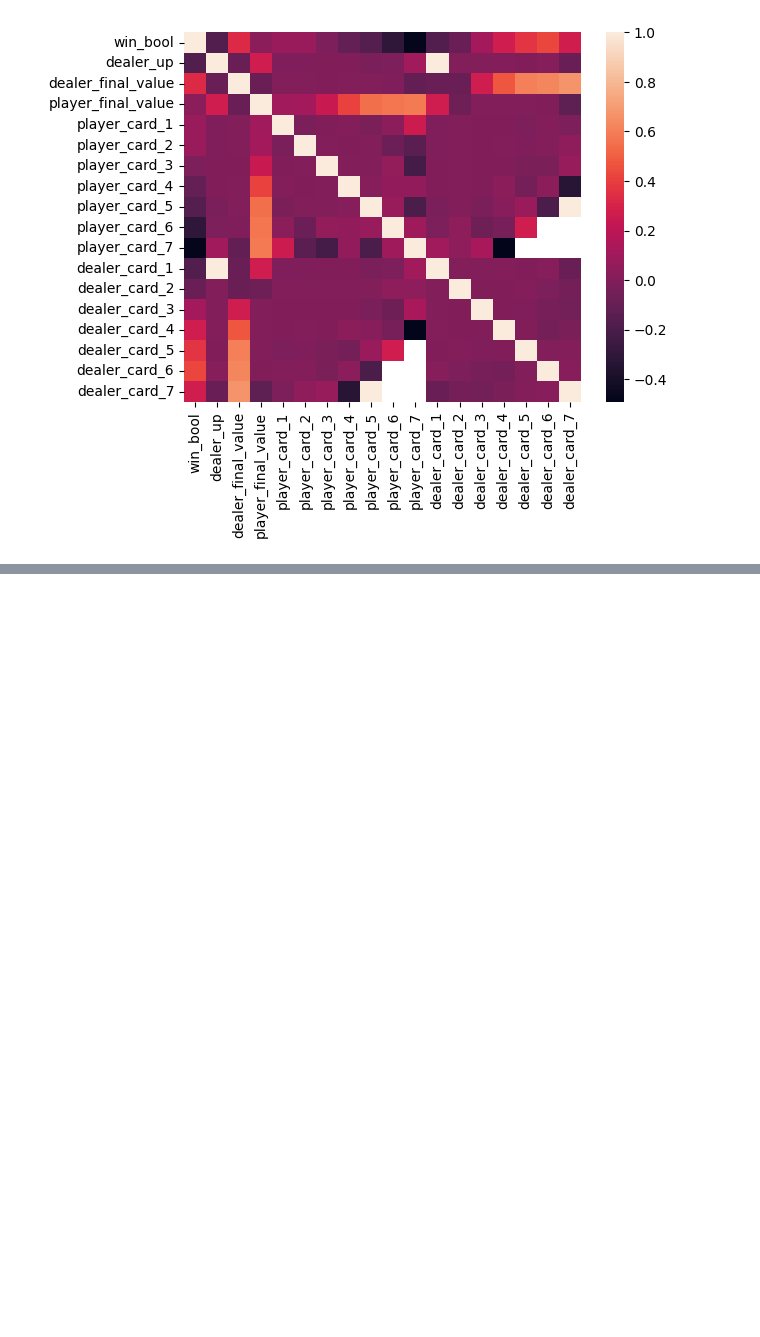
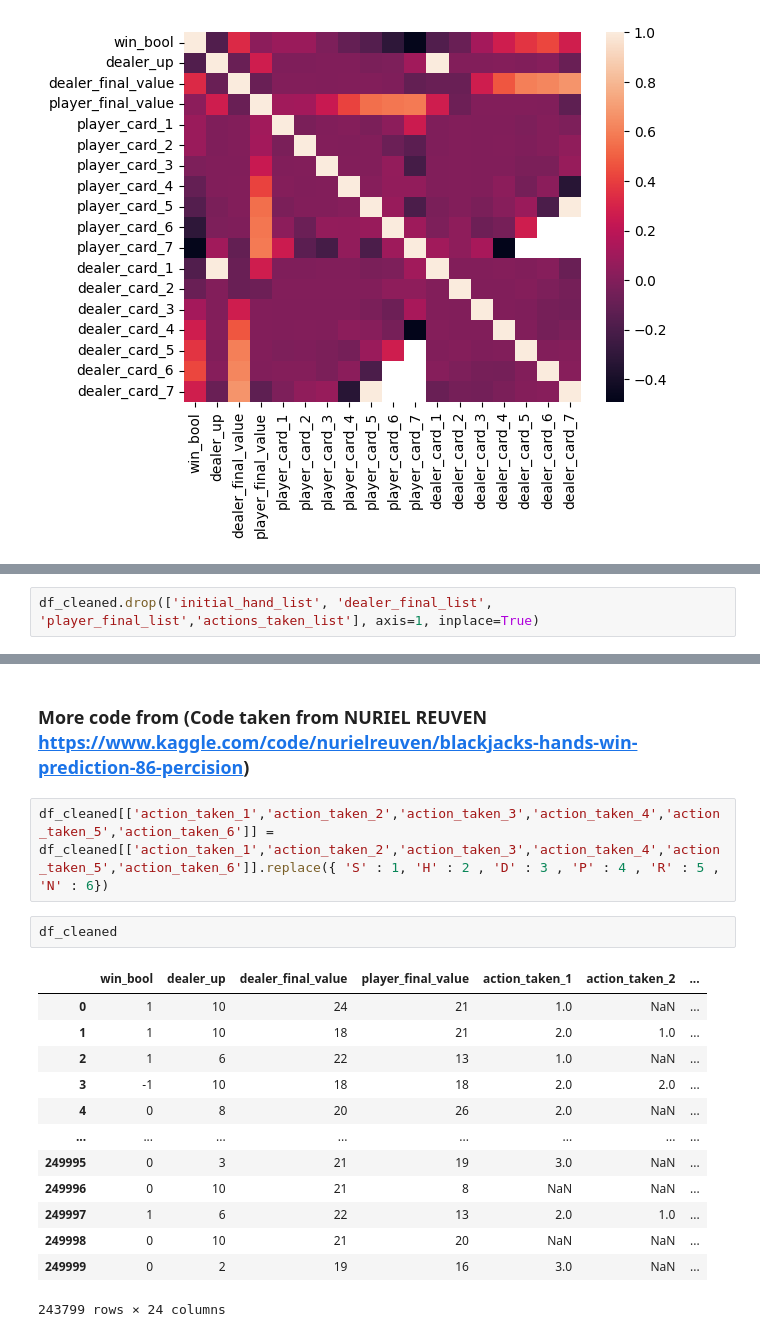
Before and after one commit to Jhwee2/Blackjack, a Jupyter notebook: blackjack.ipynb, the cells around one changed output, grey strips where cells are left out. Cells and saved outputs as stored; diff of their text form; blank space fills up the shorter version.

```diff
--- a/blackjack.ipynb
+++ b/blackjack.ipynb
@@ -344,0 +351,2 @@ sns.heatmap(corr,
+# %%
+df_cleaned.drop(['initial_hand_list', 'dealer_final_list', 'player_final_list','actions_taken_list'], axis=1, inplace=True)
@@ -344,0 +361,20 @@ sns.heatmap(corr,
+# %% [markdown]
+### More code from (Code taken from NURIEL REUVEN https://www.kaggle.com/code/nurielreuven/blackjacks-hands-win-prediction-86-percision)
+# %%
+df_cleaned[['action_taken_1','action_taken_2','action_taken_3','action_taken_4','action_taken_5','action_taken_6']] = df_cleaned[['action_taken_1','action_taken_2','action_taken_3','action_taken_4','action_taken_5','action_taken_6']].replace({ 'S' : 1, 'H' : 2 , 'D' : 3 , 'P' : 4 , 'R' : 5 , 'N' : 6})
+# %%
+df_cleaned
+# %% [output]
+|  | win_bool | dealer_up | dealer_final_value | player_final_value | action_taken_1 | action_taken_2 | ... |
+| 0 | 1 | 10 | 24 | 21 | 1.0 | NaN | ... |
+| 1 | 1 | 10 | 18 | 21 | 2.0 | 1.0 | ... |
+| 2 | 1 | 6 | 22 | 13 | 1.0 | NaN | ... |
+| 3 | -1 | 10 | 18 | 18 | 2.0 | 2.0 | ... |
+| 4 | 0 | 8 | 20 | 26 | 2.0 | NaN | ... |
+| ... | ... | ... | ... | ... | ... | ... | ... |
+| 249995 | 0 | 3 | 21 | 19 | 3.0 | NaN | ... |
+| 249996 | 0 | 10 | 21 | 8 | NaN | NaN | ... |
+| 249997 | 1 | 6 | 22 | 13 | 2.0 | 1.0 | ... |
+| 249998 | 0 | 10 | 21 | 20 | NaN | NaN | ... |
+| 249999 | 0 | 2 | 19 | 16 | 3.0 | NaN | ... |
+243799 rows × 24 columns
```
Also changed, not shown: parts of 20 cells of this notebook.
